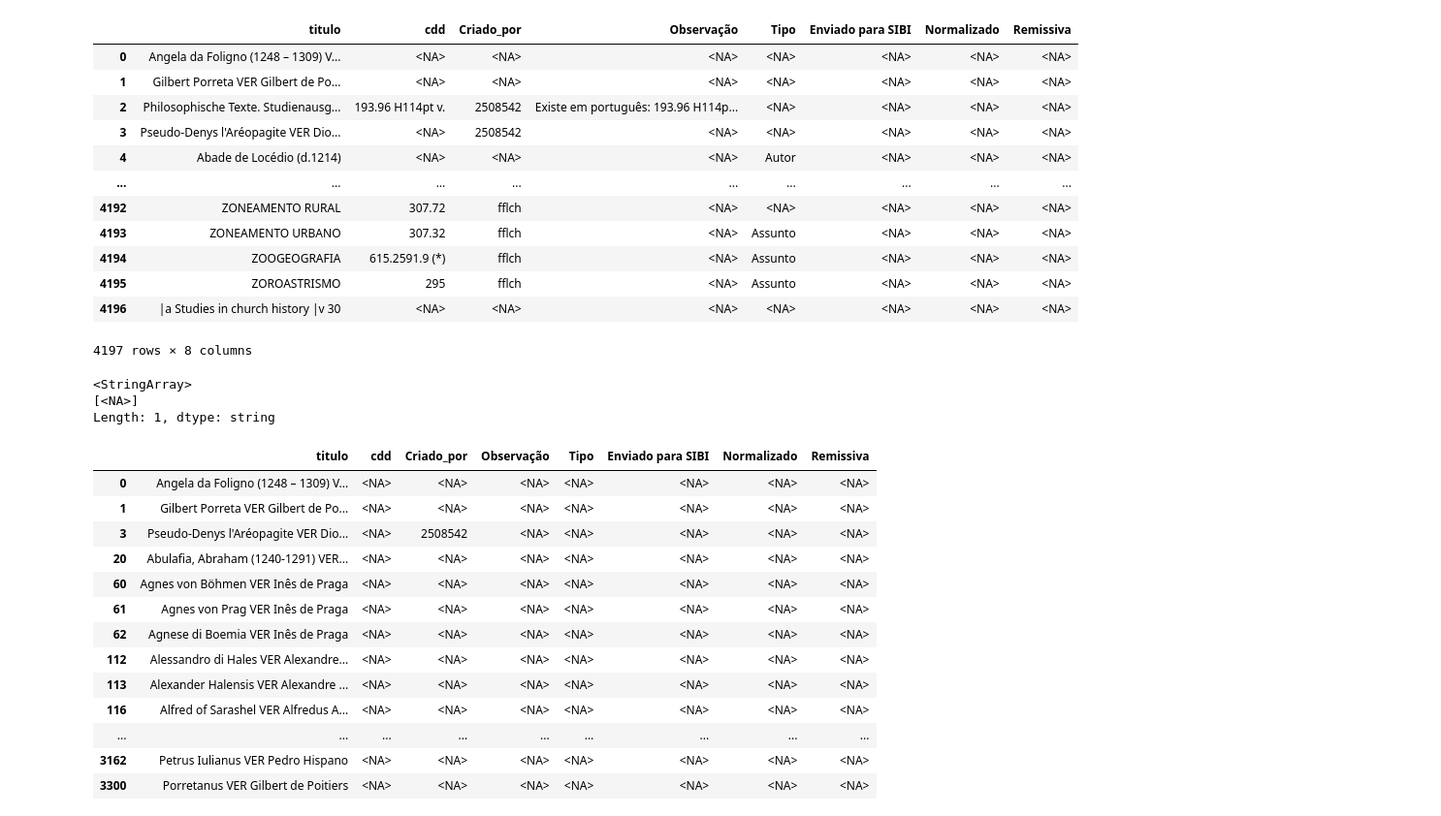
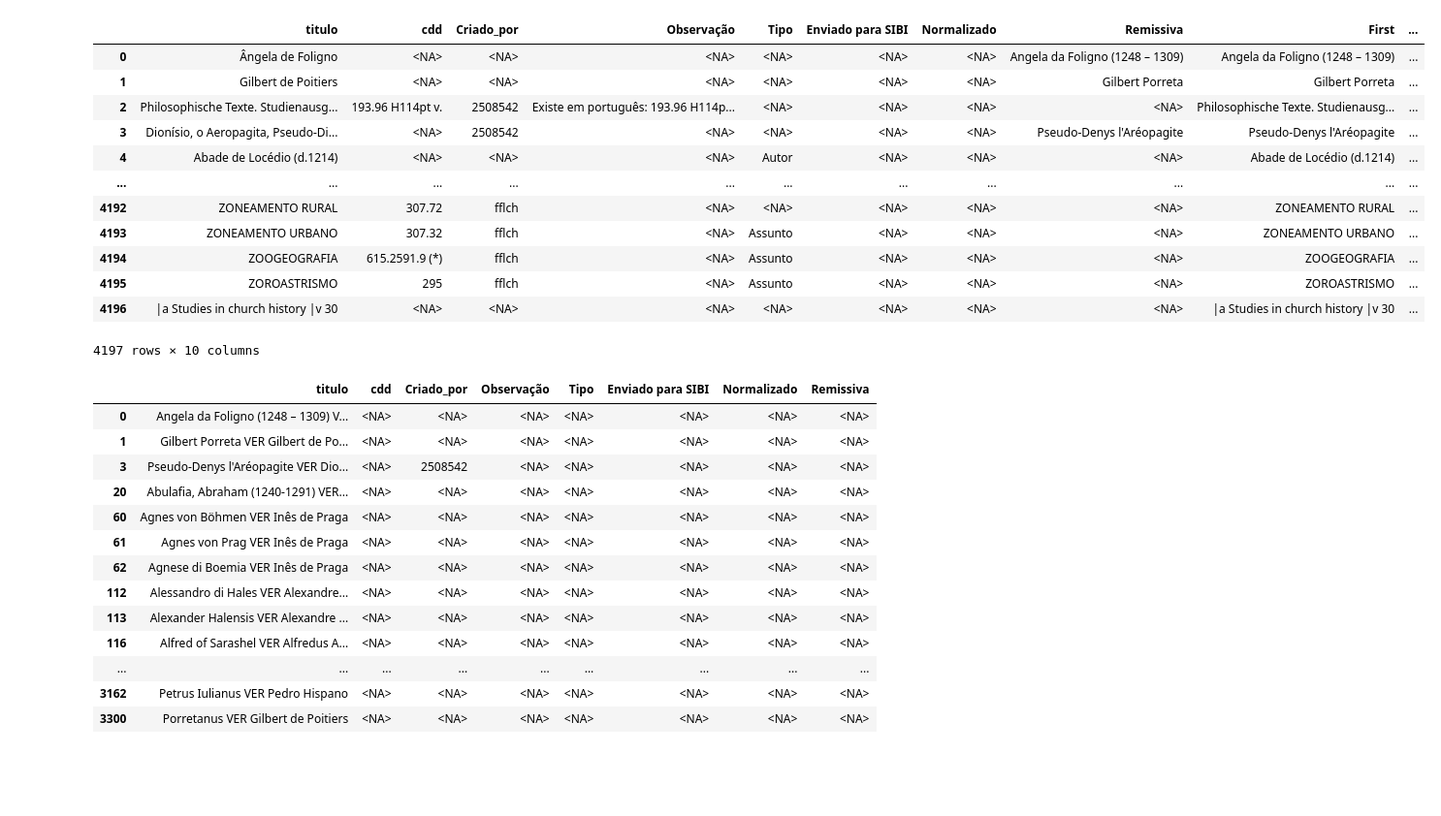
Before and after one commit to fflch/cdd, a Jupyter notebook: DATA-EXPORT/normalizacao.ipynb, the cells around one changed output. Shown: that part at 97% size. Saved outputs shown, nothing was run; the diff lists cells and outputs as text; code cells hidden in the pictures; blank space fills up the shorter version.

```diff
--- a/DATA-EXPORT/normalizacao.ipynb
+++ b/DATA-EXPORT/normalizacao.ipynb
@@ -2,21 +2,7 @@
 import pandas as pd
 
 dados = pd.read_csv('cdd.csv', dtype=pd.StringDtype())
-dados
+#dados.head()
-# %% [output]
-|  | titulo | cdd | Criado_por | Observação | Tipo | Enviado para SIBI | Normalizado | Remissiva |
-| 0 | Angela da Foligno (1248 – 1309) V... | <NA> | <NA> | <NA> | <NA> | <NA> | <NA> | <NA> |
-| 1 | Gilbert Porreta VER Gilbert de Po... | <NA> | <NA> | <NA> | <NA> | <NA> | <NA> | <NA> |
-| 2 | Philosophische Texte. Studienausg... | 193.96 H114pt v. | 2508542 | Existe em português: 193.96 H114p... | <NA> | <NA> | <NA> | <NA> |
-| 3 | Pseudo-Denys l'Aréopagite VER Dio... | <NA> | 2508542 | <NA> | <NA> | <NA> | <NA> | <NA> |
-| 4 | Abade de Locédio (d.1214) | <NA> | <NA> | <NA> | Autor | <NA> | <NA> | <NA> |
-| ... | ... | ... | ... | ... | ... | ... | ... | ... |
-| 4192 | ZONEAMENTO RURAL | 307.72 | fflch | <NA> | <NA> | <NA> | <NA> | <NA> |
-| 4193 | ZONEAMENTO URBANO | 307.32 | fflch | <NA> | Assunto | <NA> | <NA> | <NA> |
-| 4194 | ZOOGEOGRAFIA | 615.2591.9 (*) | fflch | <NA> | Assunto | <NA> | <NA> | <NA> |
-| 4195 | ZOROASTRISMO | 295 | fflch | <NA> | Assunto | <NA> | <NA> | <NA> |
-| 4196 | |a Studies in church history |v 30 | <NA> | <NA> | <NA> | <NA> | <NA> | <NA> | <NA> |
-4197 rows × 8 columns
 # %%
 # quando: bla VER ble
 # bla: remissiva
@@ -25,11 +11,29 @@ dados
 ### vamos criar uma coluna nova chamada remissiva
 # %%
 dados_remissiva = dados[dados['titulo'].str.contains(" VER ")]
-dados_remissiva['Remissiva'].unique()
+#dados_remissiva['Remissiva'].unique()
-# %% [output]
-<StringArray>
-[<NA>]
-Length: 1, dtype: string
+# %%
+dados[['First','Last']] = dados.titulo.str.split(" VER ",expand=True,)
+# %%
+for index, row in dados.iterrows():
+    if isinstance(row['First'], str) and isinstance(row['Last'], str):
+        dados.at[index,'titulo'] = row['Last']
+        dados.at[index,'Remissiva'] = row['First']
+dados
+# %% [output]
+|  | titulo | cdd | Criado_por | Observação | Tipo | Enviado para SIBI | Normalizado | Remissiva | First | ... |
+| 0 | Ângela de Foligno | <NA> | <NA> | <NA> | <NA> | <NA> | <NA> | Angela da Foligno (1248 – 1309) | Angela da Foligno (1248 – 1309) | ... |
+| 1 | Gilbert de Poitiers | <NA> | <NA> | <NA> | <NA> | <NA> | <NA> | Gilbert Porreta | Gilbert Porreta | ... |
+| 2 | Philosophische Texte. Studienausg... | 193.96 H114pt v. | 2508542 | Existe em português: 193.96 H114p... | <NA> | <NA> | <NA> | <NA> | Philosophische Texte. Studienausg... | ... |
+| 3 | Dionísio, o Aeropagita, Pseudo-Di... | <NA> | 2508542 | <NA> | <NA> | <NA> | <NA> | Pseudo-Denys l'Aréopagite | Pseudo-Denys l'Aréopagite | ... |
+| 4 | Abade de Locédio (d.1214) | <NA> | <NA> | <NA> | Autor | <NA> | <NA> | <NA> | Abade de Locédio (d.1214) | ... |
+| ... | ... | ... | ... | ... | ... | ... | ... | ... | ... | ... |
+| 4192 | ZONEAMENTO RURAL | 307.72 | fflch | <NA> | <NA> | <NA> | <NA> | <NA> | ZONEAMENTO RURAL | ... |
+| 4193 | ZONEAMENTO URBANO | 307.32 | fflch | <NA> | Assunto | <NA> | <NA> | <NA> | ZONEAMENTO URBANO | ... |
+| 4194 | ZOOGEOGRAFIA | 615.2591.9 (*) | fflch | <NA> | Assunto | <NA> | <NA> | <NA> | ZOOGEOGRAFIA | ... |
+| 4195 | ZOROASTRISMO | 295 | fflch | <NA> | Assunto | <NA> | <NA> | <NA> | ZOROASTRISMO | ... |
+| 4196 | |a Studies in church history |v 30 | <NA> | <NA> | <NA> | <NA> | <NA> | <NA> | <NA> | |a Studies in church history |v 30 | ... |
+4197 rows × 10 columns
 # %%
 dados_remissiva
 # %% [output]
```
Also changed, not shown: 3 other files.
